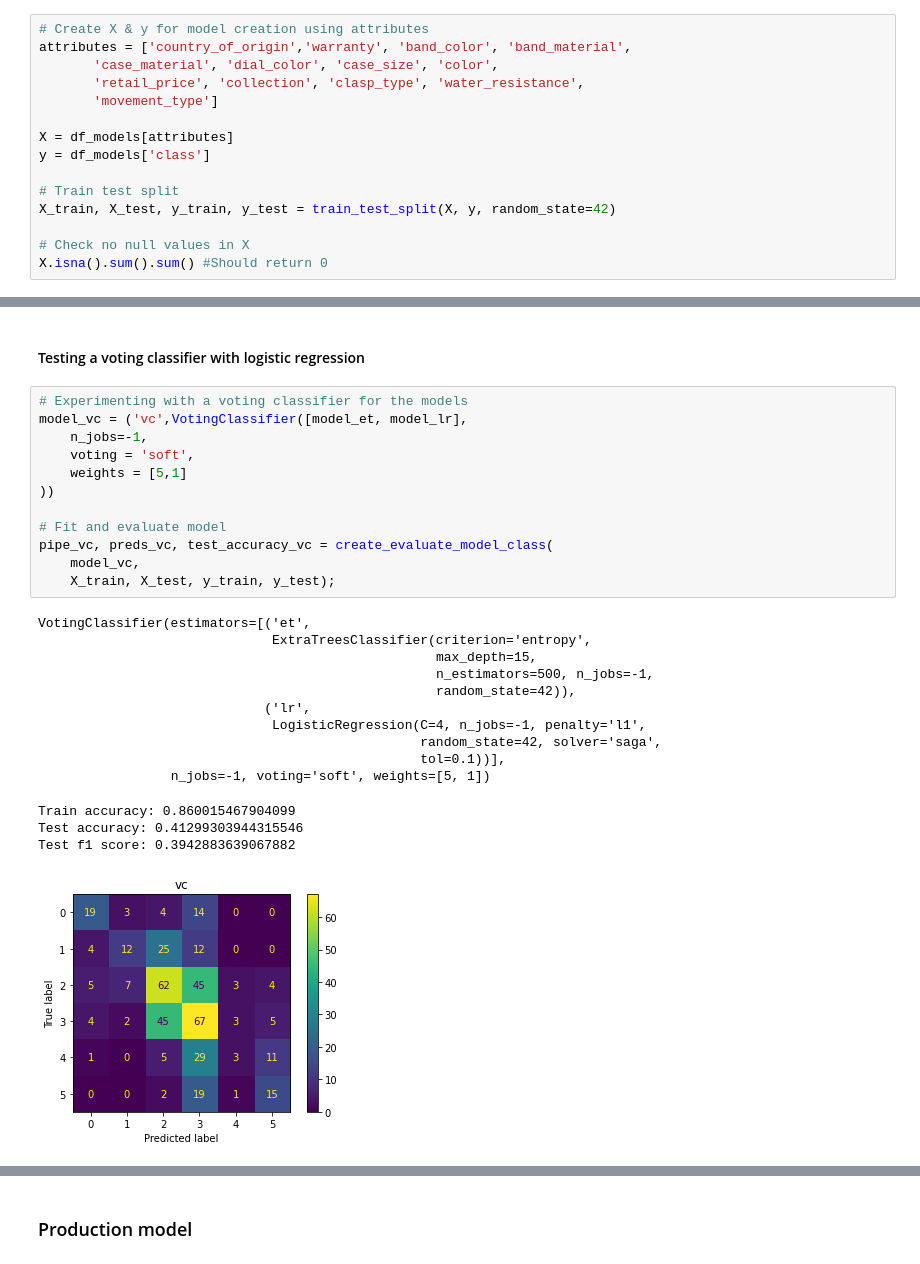
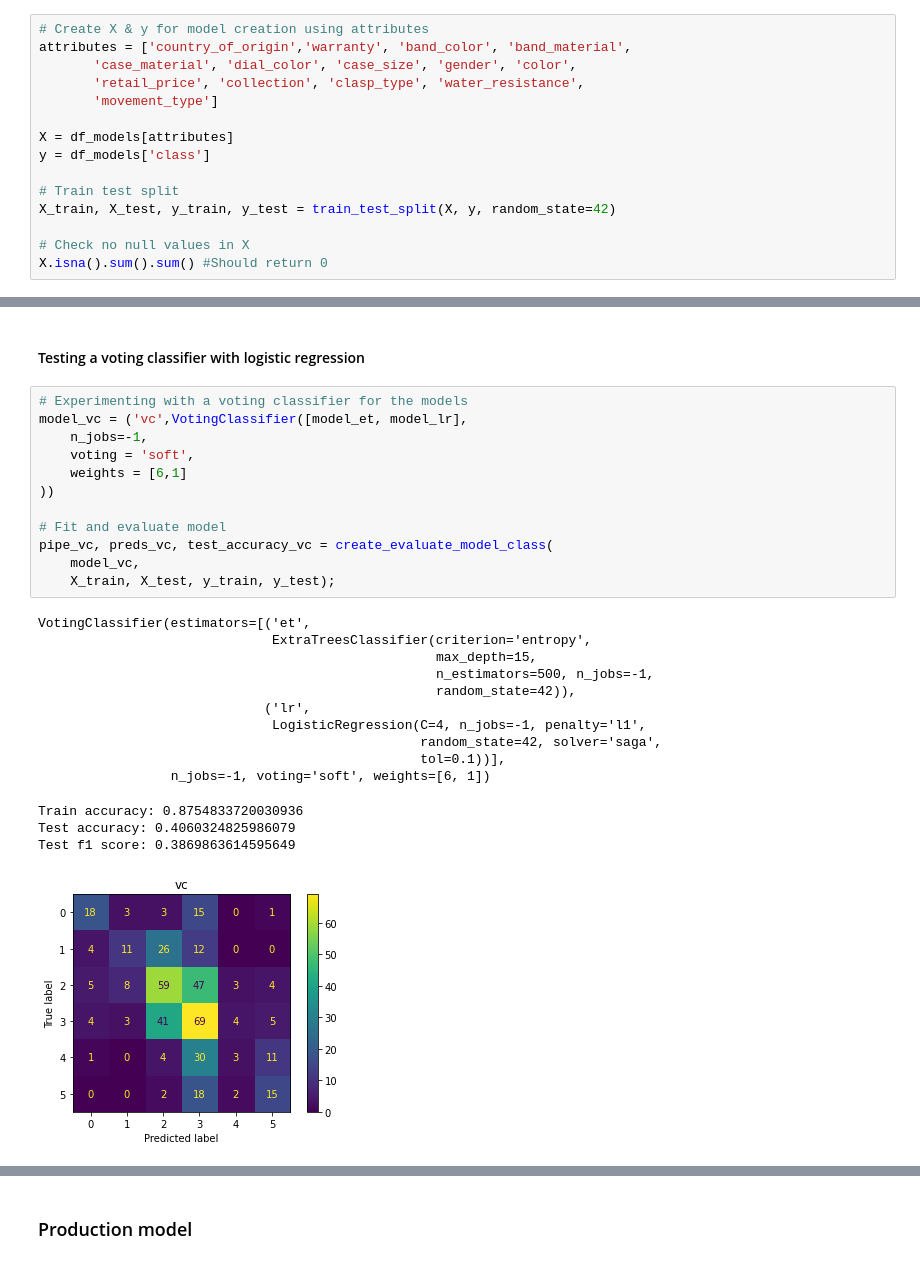
Before and after one commit to vmorenocosta/project-capstone-watch-sales, a Jupyter notebook: code/06_Classification_Predict_Sales.ipynb, the cells around one changed output, grey strips where cells are left out. Cells and saved outputs as stored; diff of their text form.

```diff
--- a/code/06_Classification_Predict_Sales.ipynb
+++ b/code/06_Classification_Predict_Sales.ipynb
@@ -67,7 +69,7 @@ plt.title('Distribution of planned orders for new models');
 # %%
 # Create X & y for model creation using attributes
 attributes = ['country_of_origin','warranty', 'band_color', 'band_material',
-       'case_material', 'dial_color', 'case_size', 'color',
+       'case_material', 'dial_color', 'case_size', 'gender', 'color',
        'retail_price', 'collection', 'clasp_type', 'water_resistance',
        'movement_type']
 
@@ -484,30 +398,30 @@ Test f1 score: 0.3938154607853025
 # %%
 # Experimenting with a voting classifier for the models
 model_vc = ('vc',VotingClassifier([model_et, model_lr],
     n_jobs=-1,
     voting = 'soft',
-    weights = [5,1]
+    weights = [6,1]
 ))
 
 # Fit and evaluate model
 pipe_vc, preds_vc, test_accuracy_vc = create_evaluate_model_class(
     model_vc,
     X_train, X_test, y_train, y_test);
 # %% [output]
 VotingClassifier(estimators=[('et',
                               ExtraTreesClassifier(criterion='entropy',
                                                    max_depth=15,
                                                    n_estimators=500, n_jobs=-1,
                                                    random_state=42)),
                              ('lr',
                               LogisticRegression(C=4, n_jobs=-1, penalty='l1',
                                                  random_state=42, solver='saga',
                                                  tol=0.1))],
-                 n_jobs=-1, voting='soft', weights=[5, 1])
+                 n_jobs=-1, voting='soft', weights=[6, 1])
-Train accuracy: 0.860015467904099
-Test accuracy: 0.41299303944315546
-Test f1 score: 0.3942883639067882
+Train accuracy: 0.8754833720030936
+Test accuracy: 0.4060324825986079
+Test f1 score: 0.3869863614595649
-[figure, old version]
+[figure, new version]
 # %% [markdown]
 Tried:
 - ('et',ExtraTreesClassifier(criterion='entropy', max_depth=15, n_estimators=200, n_jobs=-1, random_state=42))
```
Also changed, not shown: parts of 17 cells of this notebook, 10 other files.
